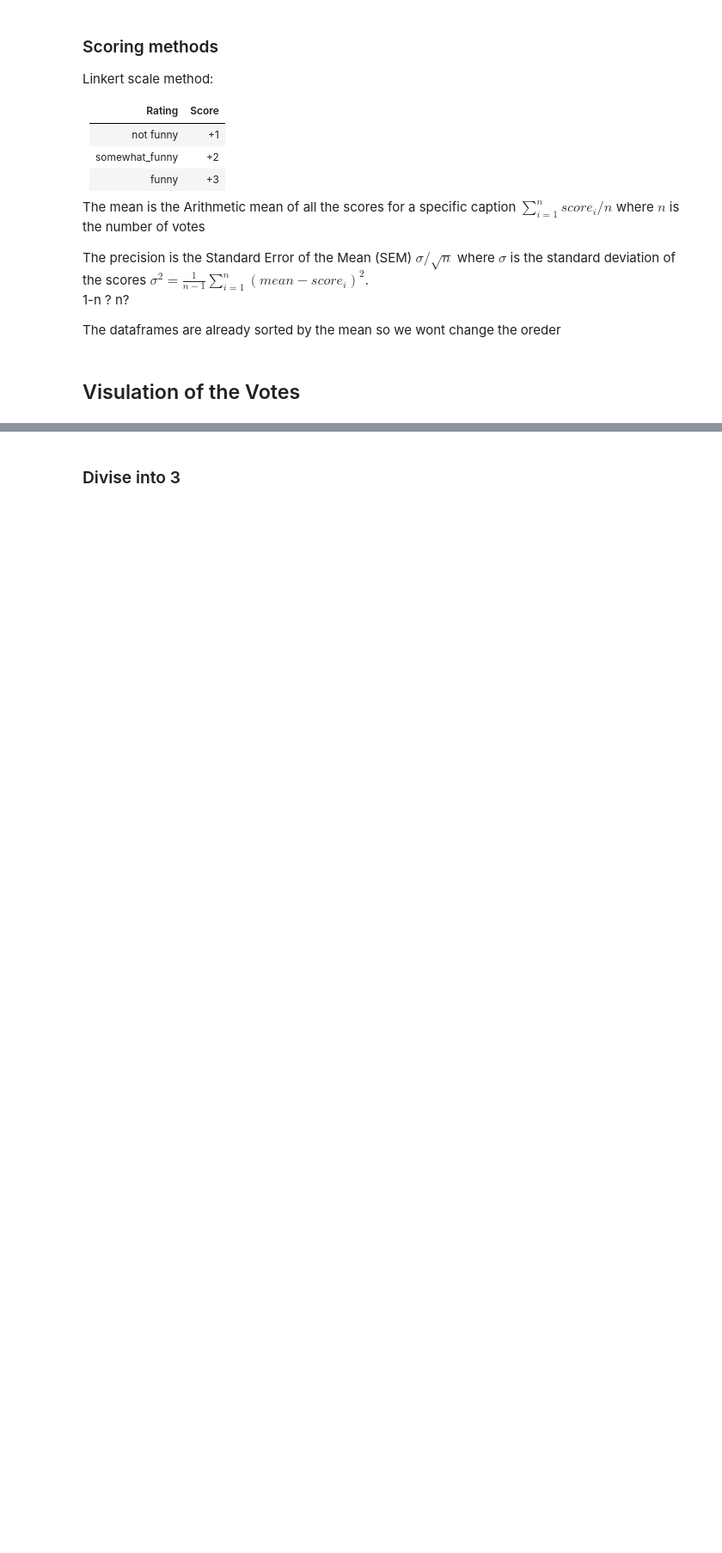
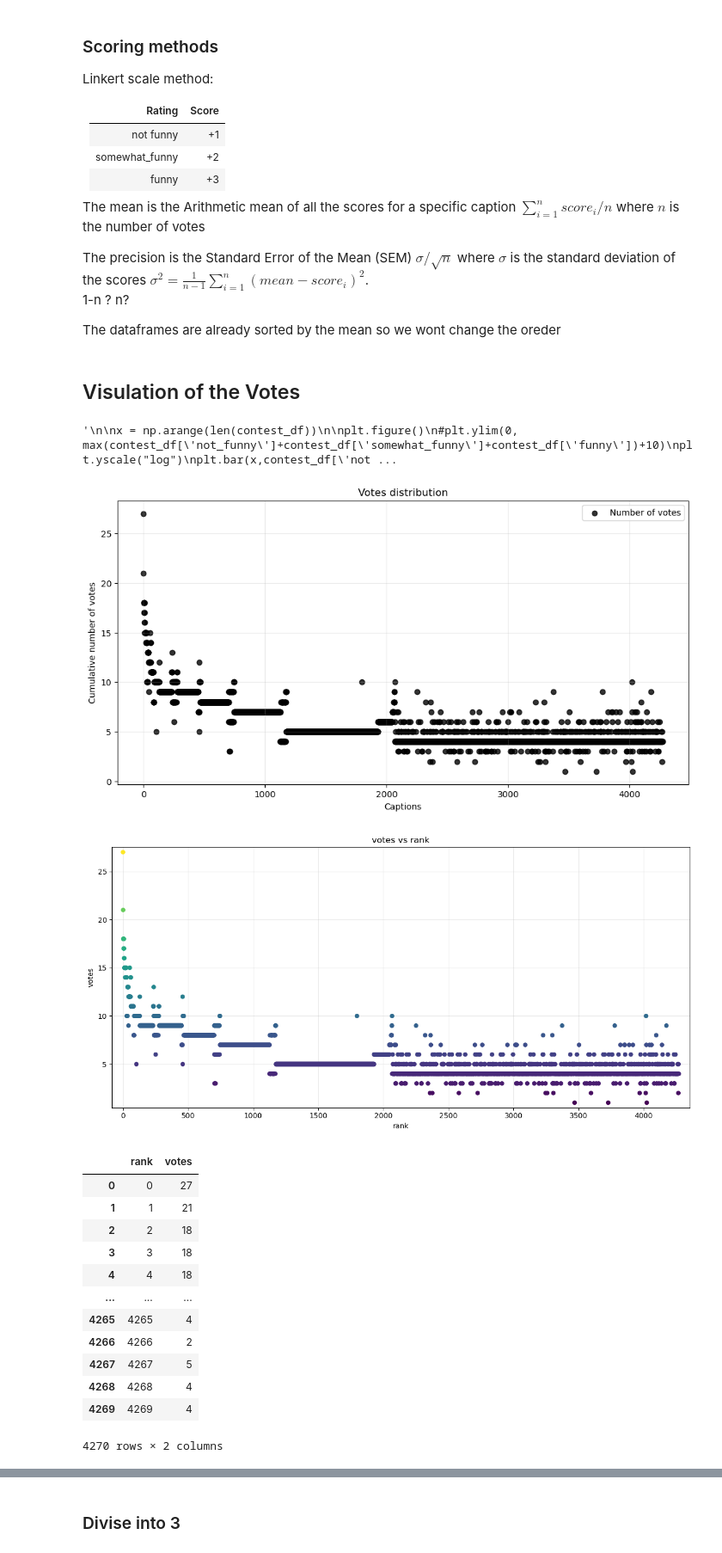
Before and after one commit to epfl-ada/ada-2025-project-json-derulo, a Jupyter notebook: src/Adrian/visualisation.ipynb, the cells around one changed output, grey strips where cells are left out. Shown at 86% size. Saved outputs shown, nothing was run; the diff lists cells and outputs as text; code cells hidden in the pictures; blank space fills up the shorter version.

```diff
--- a/src/Adrian/visualisation.ipynb
+++ b/src/Adrian/visualisation.ipynb
@@ -4,19 +4,22 @@
 ### Imports
 # %%
 import os
-from collections import OrderedDict
 import pandas as pd
 import numpy as np
 import scipy.stats as stats
+from math import floor
 import matplotlib.pyplot as plt
+import plotly.express as px
 import seaborn as sns
 import sys
 sys.path.append("../Jeremy")
-from visualization import plot_df_histogram
+from visualization import plot_df_histogram, plot_df_two_class
 sys.path.append("../Adrian")
+
+plt.rcParams["figure.figsize"] = (12,6)
 # %%
-id=600
+id=515
 root="../../../newyorker_caption_contest/data/"
 
-#contest_df = pd.read_csv(root+str(id)+".csv")
-#print(contest_df)
+contest_df = pd.read_csv(root+str(id)+".csv")
+print(contest_df)
@@ -60,17 +81,40 @@ plt.tight_layout()
 plt.legend()
 plt.show()
 '''
+# %% [output]
+'\n\nx = np.arange(len(contest_df))\n\nplt.figure()\n#plt.ylim(0, max(contest_df[\'not_funny\']+contest_df[\'somewhat_funny\']+contest_df[\'funny\'])+10)\nplt.yscale("log")\nplt.bar(x,contest_df[\'not ...
 # %%
 x = np.arange(len(contest_df))
 
-plt.figure(figsize=(10,5))
-plt.yscale("log")
+plt.figure(figsize=(12, 6))
+if contest_df['votes'].iloc[0]>100:
+    plt.yscale("log")
 plt.scatter(x, contest_df['votes'], color='black', label='Number of votes', alpha=0.8)
-plt.title('Distribution of votes (cumulative)')
+plt.title('Votes distribution')
 plt.xlabel('Captions')
 plt.ylabel('Cumulative number of votes')
-plt.tight_layout()
+plt.tight_layout
+plt.grid(True, alpha=0.25)
 plt.legend()
+
+
+plot_df_two_class(contest_df,'rank','votes',trace=None,figsize=(12,6)) #logscale ? utiliser plusieur couleur sur un graph ?
+# %% [output]
+[figure, added]
+[figure, added]
+|  | rank | votes |
+| 0 | 0 | 27 |
+| 1 | 1 | 21 |
+| 2 | 2 | 18 |
+| 3 | 3 | 18 |
+| 4 | 4 | 18 |
+| ... | ... | ... |
+| 4265 | 4265 | 4 |
+| 4266 | 4266 | 2 |
+| 4267 | 4267 | 5 |
+| 4268 | 4268 | 4 |
+| 4269 | 4269 | 4 |
+4270 rows × 2 columns
 # %%
 x = np.arange(len(contest_df))
 
```
Also changed, not shown: parts of 21 cells of this notebook, 3 other files.
